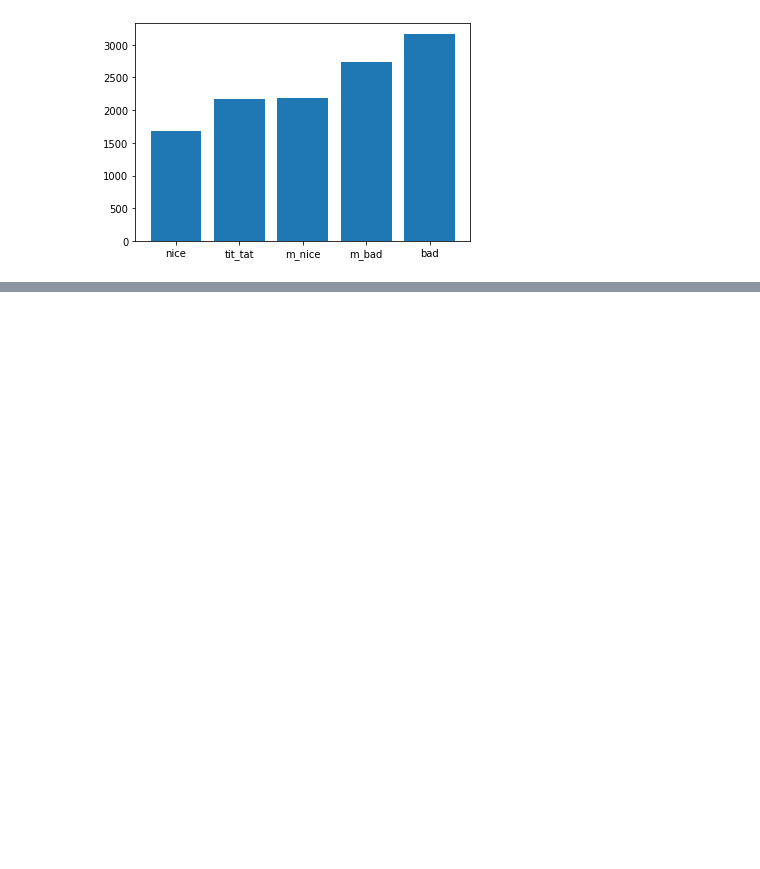
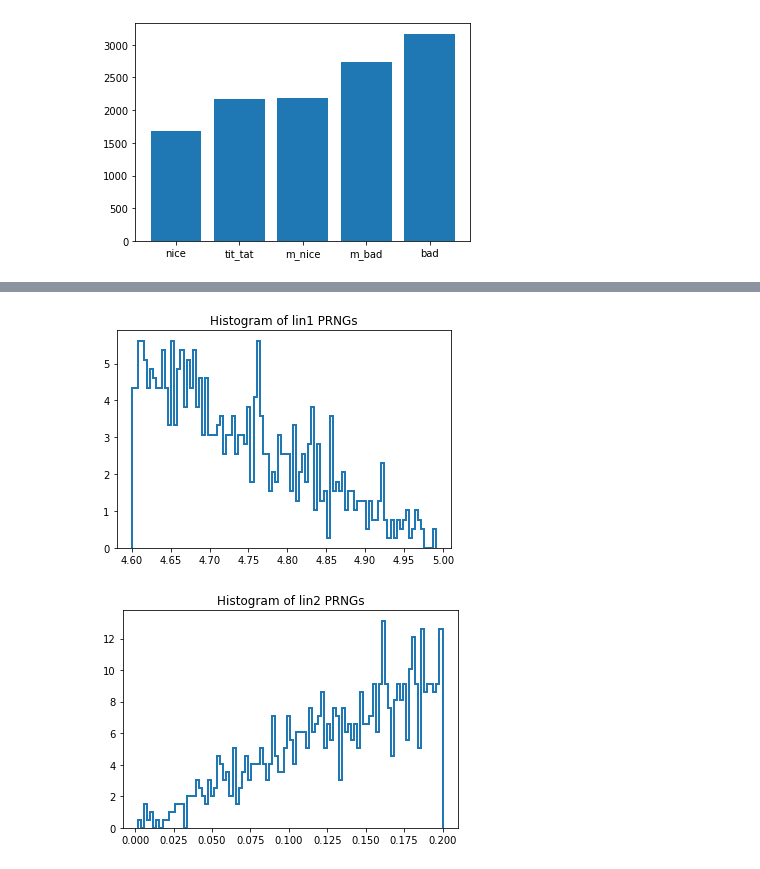
Before and after one commit to luca430/prisoner_dilemma, a Jupyter notebook: Project.ipynb, the cells around one changed output, grey strips where cells are left out. Drawn from its saved outputs; the diff is of its cells as text; code cells hidden in the pictures; blank space fills up the shorter version.

```diff
--- a/Project.ipynb
+++ b/Project.ipynb
@@ -189,0 +193,33 @@ plt.show()
+# %%
+def lin1_icdf(x,l):
+    return l - (2/l)*np.sqrt(1-x)
+
+def lin2_icdf(x,l):
+    return np.sqrt(x)/l
+
+def lin1_pdf(x,l):
+    return -(2/l**2)*(x-l)
+
+def lin2_pdf(x,l):
+    return (2/l**2)*x
+
+x1 = npr.random(1000)
+w1 = lin1_icdf(x1,5)
+w2 = lin2_icdf(x1,5)
+x2 = np.linspace(0,5,100)
+l=5
+
+plt.hist(w1, histtype='step', bins=100, density=True, linewidth=2)
+#plt.plot(x2, lin1_pdf(x2,l), linewidth=2)
+#plt.axis([0,5,0,1])
+plt.title('Histogram of lin1 PRNGs')
+plt.show()
+
+plt.hist(w2, histtype='step', bins=100, density=True, linewidth=2)
+#plt.plot(x2, lin2_pdf(x2,l), linewidth=2)
+#plt.axis([0,5,0,1])
+plt.title('Histogram of lin2 PRNGs')
+plt.show()
+# %% [output]
+[figure, added]
+[figure, added]
```
Also changed, not shown: parts of 4 cells of this notebook, 4 other files.
